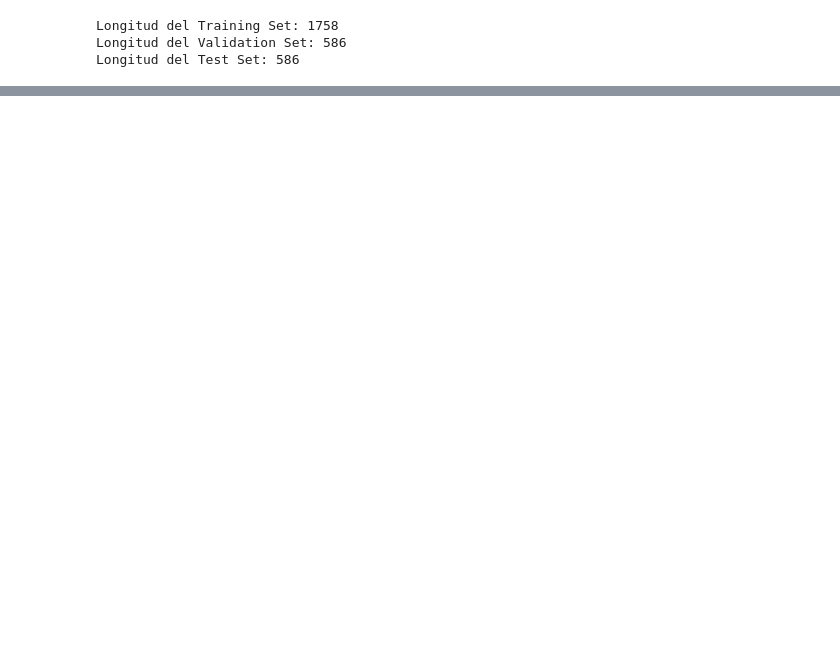
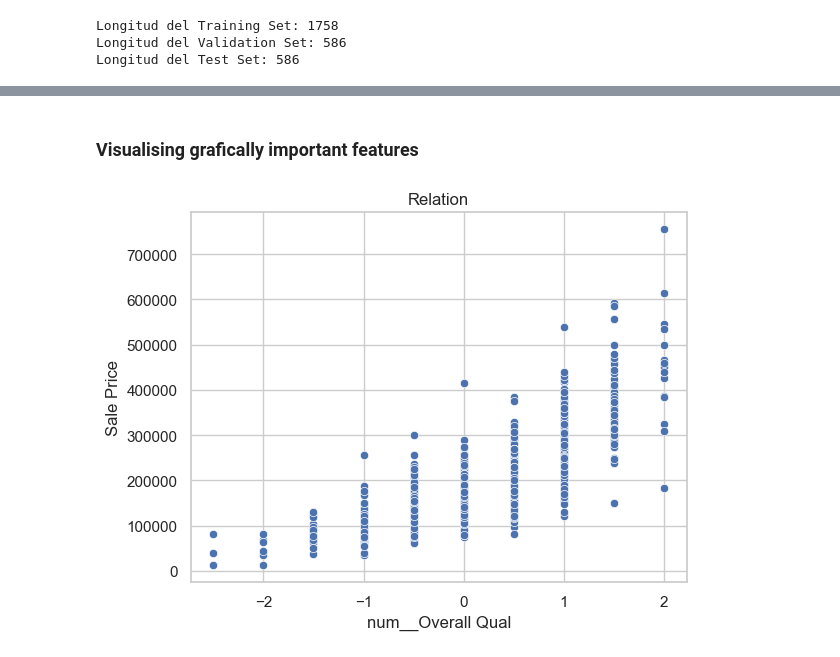
Before and after one commit to HernanRochon664/Proyectos-ML, a Jupyter notebook: house-prices/Housing-prices-predictions.ipynb, the cells around one changed output, grey strips where cells are left out. Saved outputs shown, nothing was run; the diff lists cells and outputs as text; code cells hidden in the pictures; blank space fills up the shorter version.

Commit message:
feature selection and model training

```diff
--- a/house-prices/Housing-prices-predictions.ipynb
+++ b/house-prices/Housing-prices-predictions.ipynb
@@ -188,0 +241,4 @@ ValueError: Shape of passed values is (1758, 1), indices imply (1758, 279)
+# %%
+column_names = full_pipeline.get_feature_names_out()
+X_train_prep = pd.DataFrame(X_train_prep, columns=column_names, index=X_train.index)
+X_val_prep = pd.DataFrame(X_val_prep, columns=column_names, index=X_val.index)
@@ -188,0 +279,5 @@ ValueError: Shape of passed values is (1758, 1), indices imply (1758, 279)
+# %%
+from sklearn.ensemble import RandomForestRegressor
+
+clf_rnd = RandomForestRegressor(n_estimators=500, random_state=42, n_jobs=-1)
+clf_rnd.fit(X_train_prep, y_train)
@@ -188,0 +286,8 @@ ValueError: Shape of passed values is (1758, 1), indices imply (1758, 279)
+# %%
+importances = clf_rnd.feature_importances_
+feature_names = X_train_prep.columns
+
+feature_importances = pd.DataFrame({"feature": feature_names, "importance": importances})
+feature_importances = feature_importances.sort_values(by="importance", ascending=False)
+
+feature_importances
@@ -188,0 +308,4 @@ ValueError: Shape of passed values is (1758, 1), indices imply (1758, 279)
+# %%
+top_features = feature_importances.head(20)["feature"].tolist()
+X_train_top = X_train_prep[top_features]
+X_val_top = X_val_prep[top_features]
@@ -188,0 +344,10 @@ ValueError: Shape of passed values is (1758, 1), indices imply (1758, 279)
+# %% [markdown]
+### Visualising grafically important features
+# %%
+sns.scatterplot(x=X_train_top["num__Overall Qual"], y=y_train)
+plt.xlabel("num__Overall Qual")
+plt.ylabel("Sale Price")
+plt.title("Relation")
+plt.show()
+# %% [output]
+[figure, added]
```
Also changed, not shown: parts of 47 cells of this notebook.
